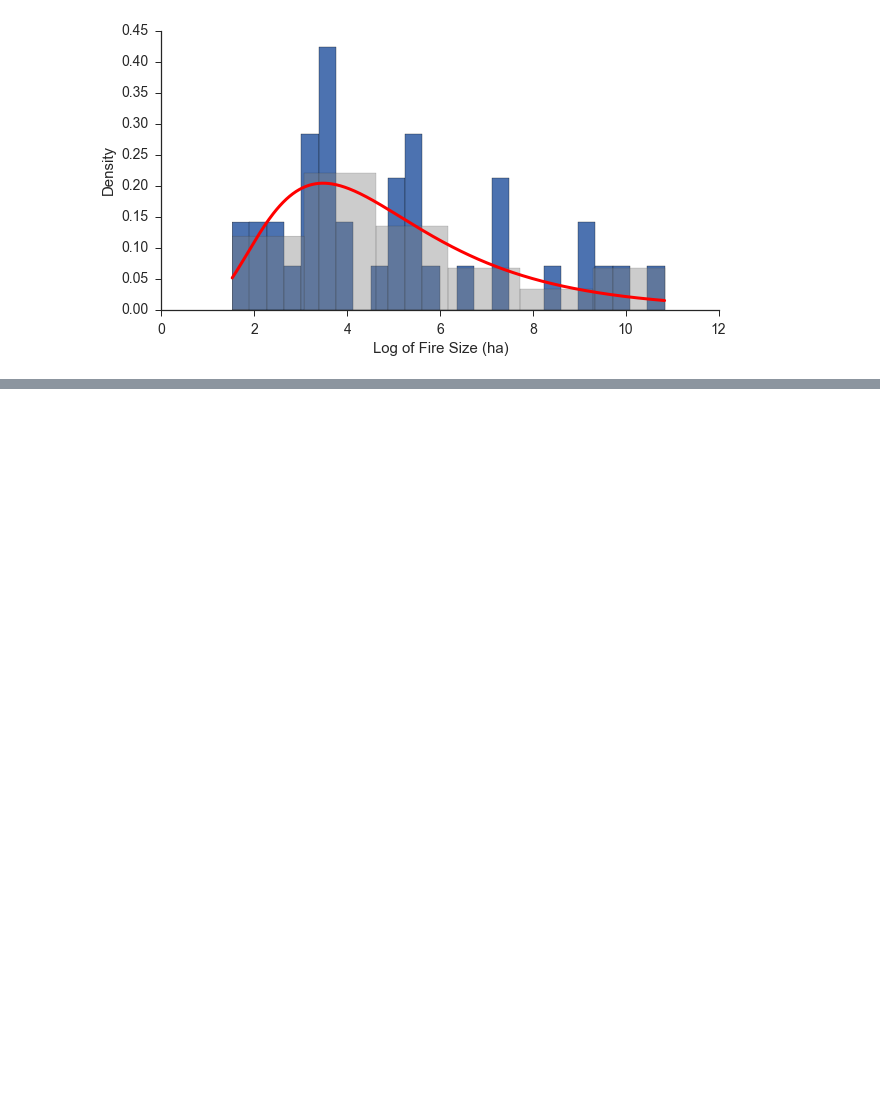
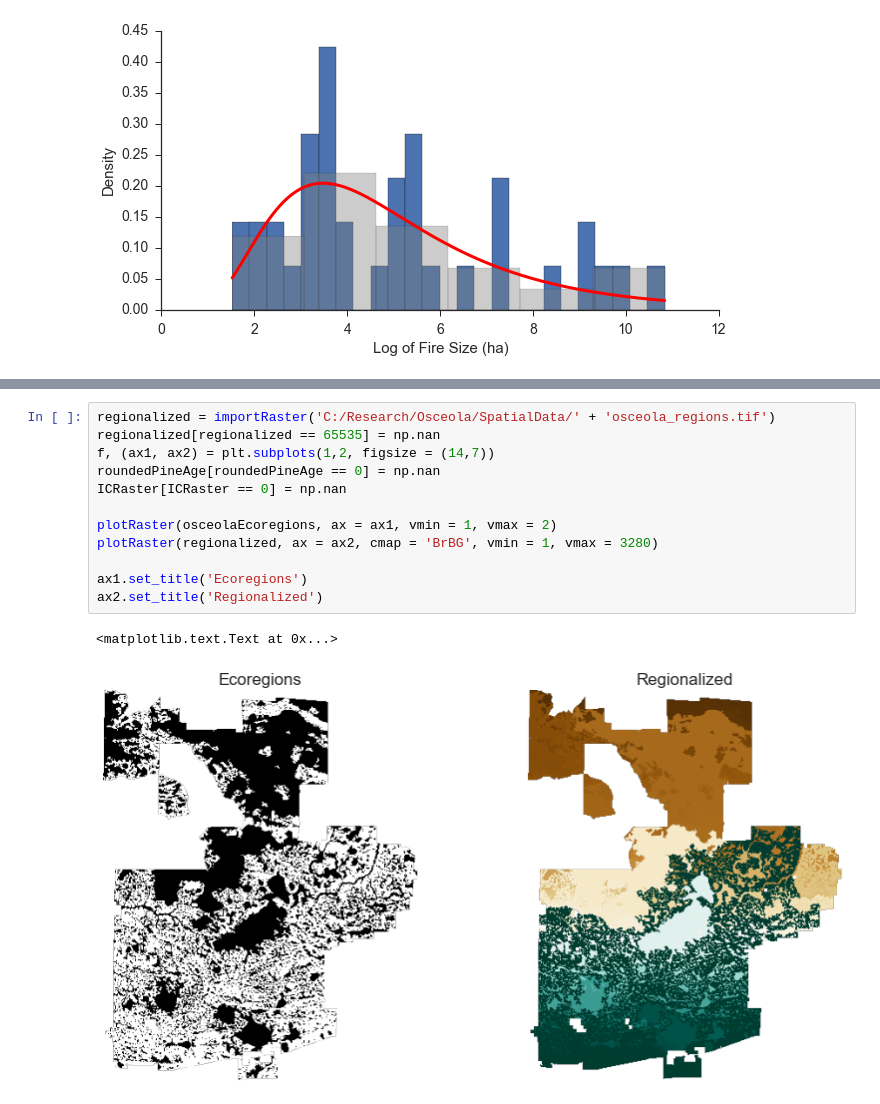
Before and after one commit to djkrofch/Osceola, a Jupyter notebook: Osceola_ModelSetup.ipynb, the cells around one changed output, grey strips where cells are left out. Cells and saved outputs as stored; diff of their text form; blank space fills up the shorter version.

```diff
--- a/Osceola_ModelSetup.ipynb
+++ b/Osceola_ModelSetup.ipynb
@@ -850,0 +887,15 @@ See the caveats in the documentation: http://pandas.pydata.org/pandas-docs/stabl
+# %%
+regionalized = importRaster('C:/Research/Osceola/SpatialData/' + 'osceola_regions.tif')
+regionalized[regionalized == 65535] = np.nan
+f, (ax1, ax2) = plt.subplots(1,2, figsize = (14,7))
+roundedPineAge[roundedPineAge == 0] = np.nan
+ICRaster[ICRaster == 0] = np.nan
+
+plotRaster(osceolaEcoregions, ax = ax1, vmin = 1, vmax = 2)
+plotRaster(regionalized, ax = ax2, cmap = 'BrBG', vmin = 1, vmax = 3280)
+
+ax1.set_title('Ecoregions')
+ax2.set_title('Regionalized')
+# %% [output]
+<matplotlib.text.Text at 0x...>
+[figure, added]
```
Also changed, not shown: parts of 6 cells of this notebook.
